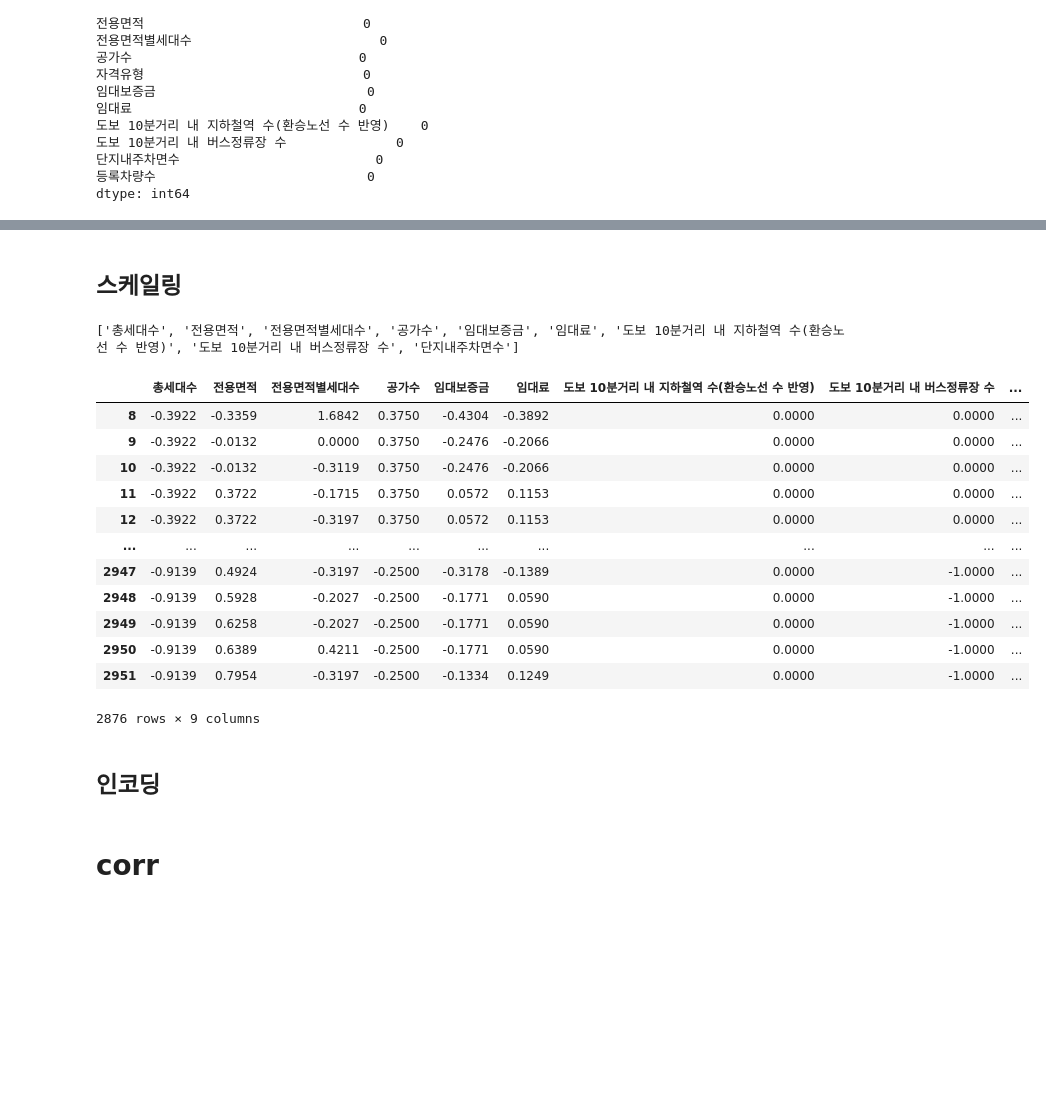
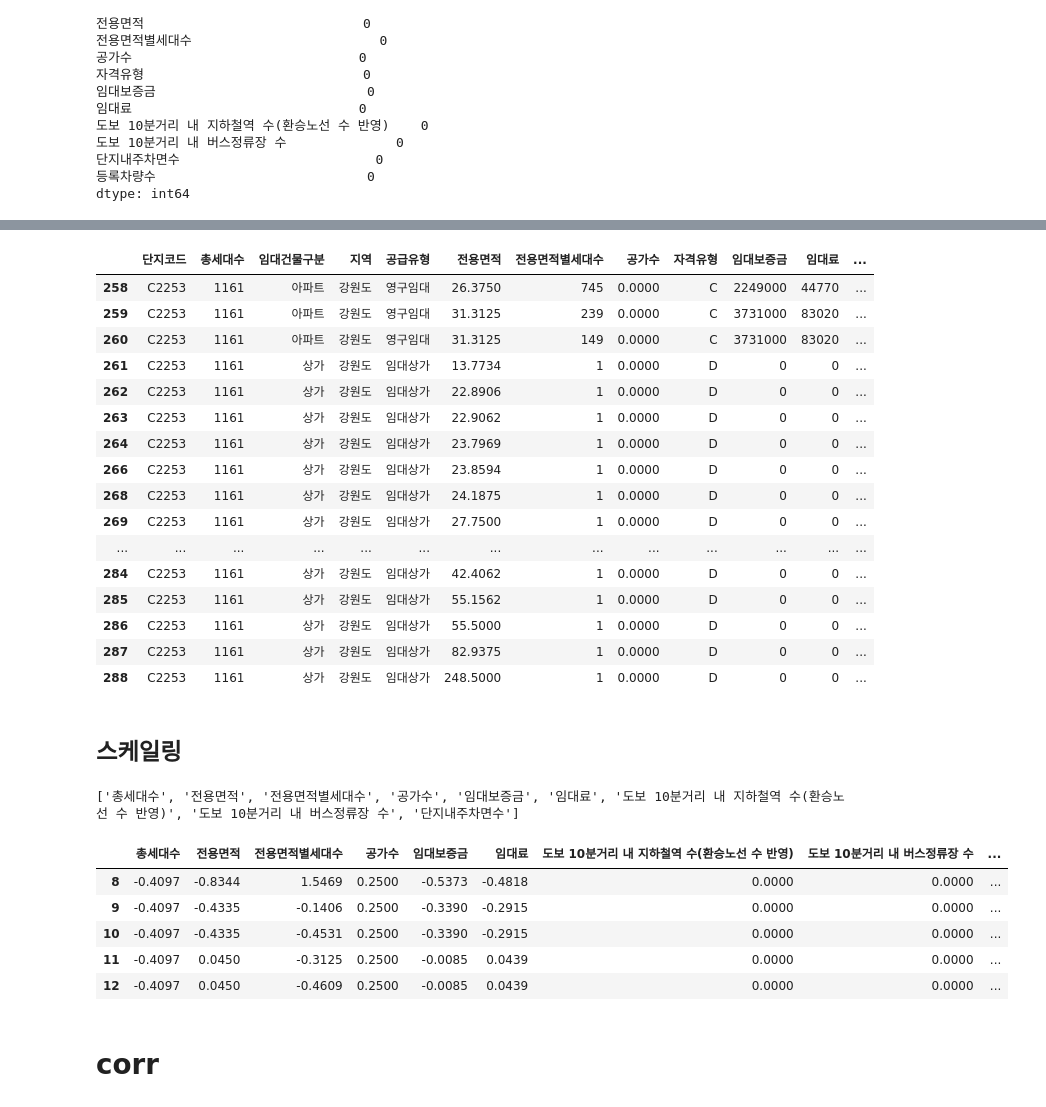
Before and after one commit to Sankamita3131/Parking_Demand_Predict, a Jupyter notebook: main.ipynb, the cells around one changed output, grey strips where cells are left out. Cells and saved outputs as stored; diff of their text form; code cells hidden in the pictures; blank space fills up the shorter version.

```diff
--- a/main.ipynb
+++ b/main.ipynb
@@ -235,15 +300,15 @@ display(train.isnull().sum())
 등록차량수                           0
 dtype: int64
 # %%
-train[["도보 10분거리 내 지하철역 수(환승노선 수 반영)", "도보 10분거리 내 버스정류장 수"]] = (
-    train[["도보 10분거리 내 지하철역 수(환승노선 수 반영)", "도보 10분거리 내 버스정류장 수"]]
+test[["도보 10분거리 내 지하철역 수(환승노선 수 반영)", "도보 10분거리 내 버스정류장 수"]] = (
+    test[["도보 10분거리 내 지하철역 수(환승노선 수 반영)", "도보 10분거리 내 버스정류장 수"]]
     .fillna(0)
     .astype(np.uint8)
 )
-train["임대보증금"] = train["임대보증금"].replace("-", 0)
-train["임대료"] = train["임대료"].replace("-", 0)
-train[["임대보증금", "임대료"]] = train[["임대보증금", "임대료"]].fillna(0).astype(np.uint64)
-display(train.isnull().sum())
+test["임대보증금"] = test["임대보증금"].replace("-", 0)
+test["임대료"] = test["임대료"].replace("-", 0)
+test[["임대보증금", "임대료"]] = test[["임대보증금", "임대료"]].fillna(0).astype(np.uint64)
+display(test.isnull().sum())
 # %% [output]
 단지코드                            0
 총세대수                            0
@@ -264,34 +385,54 @@ dtype: int64
+# %%
+test.loc[test["단지코드"].isin(["C2411"]) & test["자격유형"].isnull(), "자격유형"] = "A"
+# %%
+test[test["단지코드"] == 'C2253']
+# %% [output]
+|  | 단지코드 | 총세대수 | 임대건물구분 | 지역 | 공급유형 | 전용면적 | 전용면적별세대수 | 공가수 | 자격유형 | 임대보증금 | 임대료 | ... |
+| 258 | C2253 | 1161 | 아파트 | 강원도 | 영구임대 | 26.3750 | 745 | 0.0000 | C | 2249000 | 44770 | ... |
+| 259 | C2253 | 1161 | 아파트 | 강원도 | 영구임대 | 31.3125 | 239 | 0.0000 | C | 3731000 | 83020 | ... |
+| 260 | C2253 | 1161 | 아파트 | 강원도 | 영구임대 | 31.3125 | 149 | 0.0000 | C | 3731000 | 83020 | ... |
+| 261 | C2253 | 1161 | 상가 | 강원도 | 임대상가 | 13.7734 | 1 | 0.0000 | D | 0 | 0 | ... |
+| 262 | C2253 | 1161 | 상가 | 강원도 | 임대상가 | 22.8906 | 1 | 0.0000 | D | 0 | 0 | ... |
+| 263 | C2253 | 1161 | 상가 | 강원도 | 임대상가 | 22.9062 | 1 | 0.0000 | D | 0 | 0 | ... |
+| 264 | C2253 | 1161 | 상가 | 강원도 | 임대상가 | 23.7969 | 1 | 0.0000 | D | 0 | 0 | ... |
+| 266 | C2253 | 1161 | 상가 | 강원도 | 임대상가 | 23.8594 | 1 | 0.0000 | D | 0 | 0 | ... |
+| 268 | C2253 | 1161 | 상가 | 강원도 | 임대상가 | 24.1875 | 1 | 0.0000 | D | 0 | 0 | ... |
+| 269 | C2253 | 1161 | 상가 | 강원도 | 임대상가 | 27.7500 | 1 | 0.0000 | D | 0 | 0 | ... |
+| ... | ... | ... | ... | ... | ... | ... | ... | ... | ... | ... | ... | ... |
+| 284 | C2253 | 1161 | 상가 | 강원도 | 임대상가 | 42.4062 | 1 | 0.0000 | D | 0 | 0 | ... |
+| 285 | C2253 | 1161 | 상가 | 강원도 | 임대상가 | 55.1562 | 1 | 0.0000 | D | 0 | 0 | ... |
+| 286 | C2253 | 1161 | 상가 | 강원도 | 임대상가 | 55.5000 | 1 | 0.0000 | D | 0 | 0 | ... |
+| 287 | C2253 | 1161 | 상가 | 강원도 | 임대상가 | 82.9375 | 1 | 0.0000 | D | 0 | 0 | ... |
+| 288 | C2253 | 1161 | 상가 | 강원도 | 임대상가 | 248.5000 | 1 | 0.0000 | D | 0 | 0 | ... |
+# %%
+test.loc[test["단지코드"].isin(["C2253"]) & test["자격유형"].isnull(), "자격유형"] = test[
+    (test["단지코드"] == "C2253") & (test["공급유형"] == "영구임대")
+]["자격유형"].mode()[0]
 # %% [markdown]
 ## 스케일링
-# %%
-print(train.drop(columns="등록차량수").describe().T.index.to_list())
-scailing_features = train.drop(columns="등록차량수").describe().T.index.to_list()
-# %% [output]
-['총세대수', '전용면적', '전용면적별세대수', '공가수', '임대보증금', '임대료', '도보 10분거리 내 지하철역 수(환승노선 수 반영)', '도보 10분거리 내 버스정류장 수', '단지내주차면수']
+# %%
+scailing_features = train.drop(columns="등록차량수").select_dtypes("number").columns.to_list()
+
+print(scailing_features)
+# %% [output]
+['총세대수', '전용면적', '전용면적별세대수', '공가수', '임대보증금', '임대료', '도보 10분거리 내 지하철역 수(환승노선 수 반영)', '도보 10분거리 내 버스정류장 수', '단지내주차면수']
 # %%
 # https://scikit-learn.org/stable/modules/generated/sklearn.preprocessing.RobustScaler.html
 from sklearn.preprocessing import RobustScaler
 
-scaler = RobustScaler()
+scaler = RobustScaler().fit(train[scailing_features])
 
-train[scailing_features] = scaler.fit_transform(train[scailing_features])
-display(train[scailing_features])
+train[scailing_features] = scaler.transform(train[scailing_features])
+test[scailing_features] = scaler.transform(test[scailing_features])
+
+display(train[scailing_features].head())
 # %% [output]
 |  | 총세대수 | 전용면적 | 전용면적별세대수 | 공가수 | 임대보증금 | 임대료 | 도보 10분거리 내 지하철역 수(환승노선 수 반영) | 도보 10분거리 내 버스정류장 수 | ... |
-| 8 | -0.3922 | -0.3359 | 1.6842 | 0.3750 | -0.4304 | -0.3892 | 0.0000 | 0.0000 | ... |
-| 9 | -0.3922 | -0.0132 | 0.0000 | 0.3750 | -0.2476 | -0.2066 | 0.0000 | 0.0000 | ... |
-| 10 | -0.3922 | -0.0132 | -0.3119 | 0.3750 | -0.2476 | -0.2066 | 0.0000 | 0.0000 | ... |
-| 11 | -0.3922 | 0.3722 | -0.1715 | 0.3750 | 0.0572 | 0.1153 | 0.0000 | 0.0000 | ... |
-| 12 | -0.3922 | 0.3722 | -0.3197 | 0.3750 | 0.0572 | 0.1153 | 0.0000 | 0.0000 | ... |
-| ... | ... | ... | ... | ... | ... | ... | ... | ... | ... |
-| 2947 | -0.9139 | 0.4924 | -0.3197 | -0.2500 | -0.3178 | -0.1389 | 0.0000 | -1.0000 | ... |
-| 2948 | -0.9139 | 0.5928 | -0.2027 | -0.2500 | -0.1771 | 0.0590 | 0.0000 | -1.0000 | ... |
-| 2949 | -0.9139 | 0.6258 | -0.2027 | -0.2500 | -0.1771 | 0.0590 | 0.0000 | -1.0000 | ... |
-| 2950 | -0.9139 | 0.6389 | 0.4211 | -0.2500 | -0.1771 | 0.0590 | 0.0000 | -1.0000 | ... |
-| 2951 | -0.9139 | 0.7954 | -0.3197 | -0.2500 | -0.1334 | 0.1249 | 0.0000 | -1.0000 | ... |
+| 8 | -0.4097 | -0.8344 | 1.5469 | 0.2500 | -0.5373 | -0.4818 | 0.0000 | 0.0000 | ... |
+| 9 | -0.4097 | -0.4335 | -0.1406 | 0.2500 | -0.3390 | -0.2915 | 0.0000 | 0.0000 | ... |
+| 10 | -0.4097 | -0.4335 | -0.4531 | 0.2500 | -0.3390 | -0.2915 | 0.0000 | 0.0000 | ... |
+| 11 | -0.4097 | 0.0450 | -0.3125 | 0.2500 | -0.0085 | 0.0439 | 0.0000 | 0.0000 | ... |
+| 12 | -0.4097 | 0.0450 | -0.4609 | 0.2500 | -0.0085 | 0.0439 | 0.0000 | 0.0000 | ... |
-2876 rows × 9 columns
-# %% [markdown]
-## 인코딩
 # %% [markdown]
 # corr
 # %%
```
Also changed, not shown: parts of 43 cells of this notebook, 6 other files.
